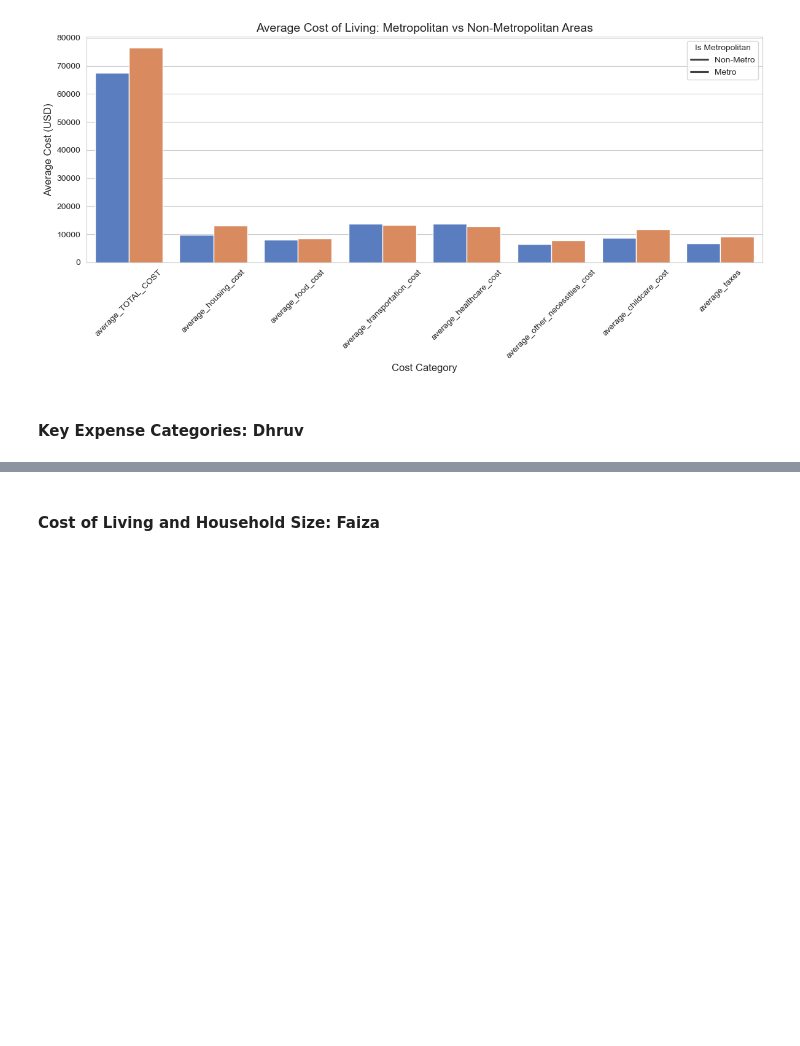
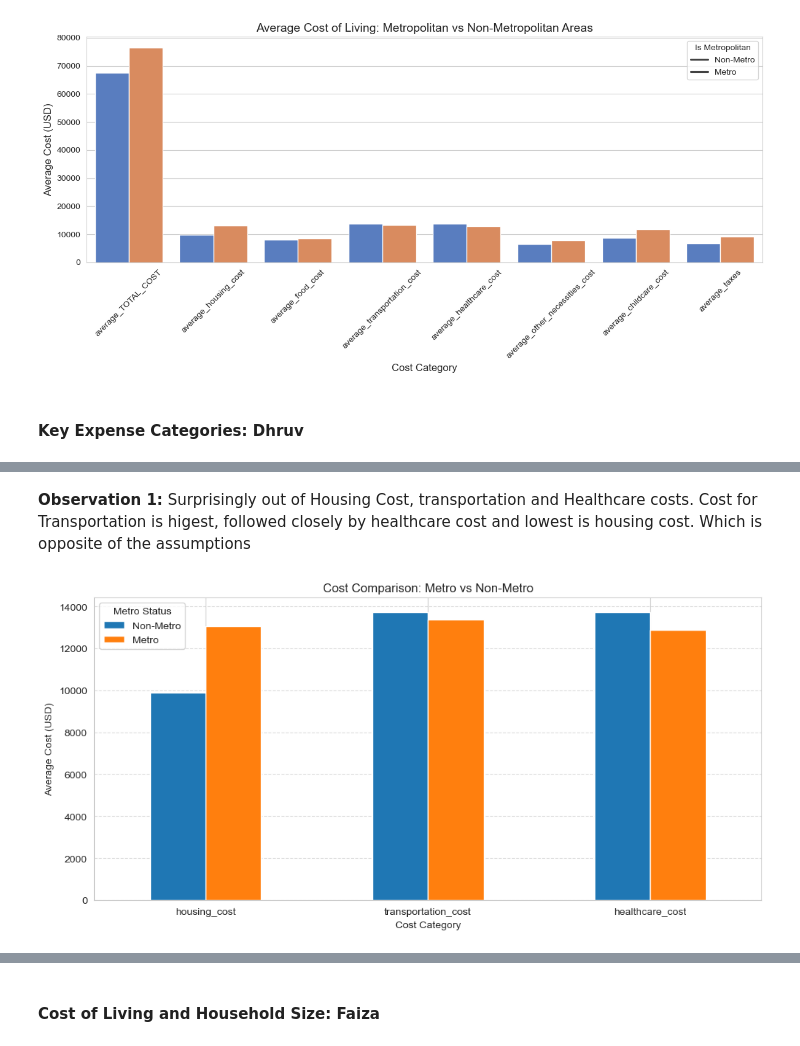
Before and after one commit to miguelmog10/data-science-group17, a Jupyter notebook: notebook/FoundationsDataScience_Winter2025_Group17.ipynb, the cells around one changed output, grey strips where cells are left out. Cells and saved outputs as stored; diff of their text form; code cells hidden in the pictures; blank space fills up the shorter version.

```diff
--- a/notebook/FoundationsDataScience_Winter2025_Group17.ipynb
+++ b/notebook/FoundationsDataScience_Winter2025_Group17.ipynb
@@ -716,0 +709,4 @@ Observations:
+# %%
+# Calculate Sum of Contributors
+t_contributors = df[["housing_cost", "transportation_cost", "healthcare_cost"]].mean()
+t_metro_contributors = df.groupby(['isMetro'])[["housing_cost", "transportation_cost","healthcare_cost"]].mean()
@@ -716,0 +723,24 @@ Observations:
+# %% [markdown]
+**Observation 1:** Surprisingly out of Housing Cost, transportation and Healthcare costs. Cost for Transportation is higest, followed closely by healthcare cost and lowest is housing cost. Which is opposite of the assumptions
+# %%
+ax = t_metro_contributors.T
+
+# Rename the index so it's clean for plotting
+ax.index.name = 'Cost Category'
+
+# Plot
+ax.plot(kind='bar', figsize=(10, 5), color=['#1f77b4', '#ff7f0e'])
+
+plt.title('Cost Comparison: Metro vs Non-Metro')
+plt.ylabel('Average Cost (USD)')
+plt.xlabel('Cost Category')
+plt.xticks(rotation=0)
+
+# Add legend based on isMetro values
+plt.legend(title='Metro Status', labels=['Non-Metro', 'Metro'])  # Adjust order if needed
+plt.grid(axis='y', linestyle='--', alpha=0.7)
+
+plt.tight_layout()
+plt.show()
+# %% [output]
+[figure, added]
```
Also changed, not shown: parts of 15 cells of this notebook.
